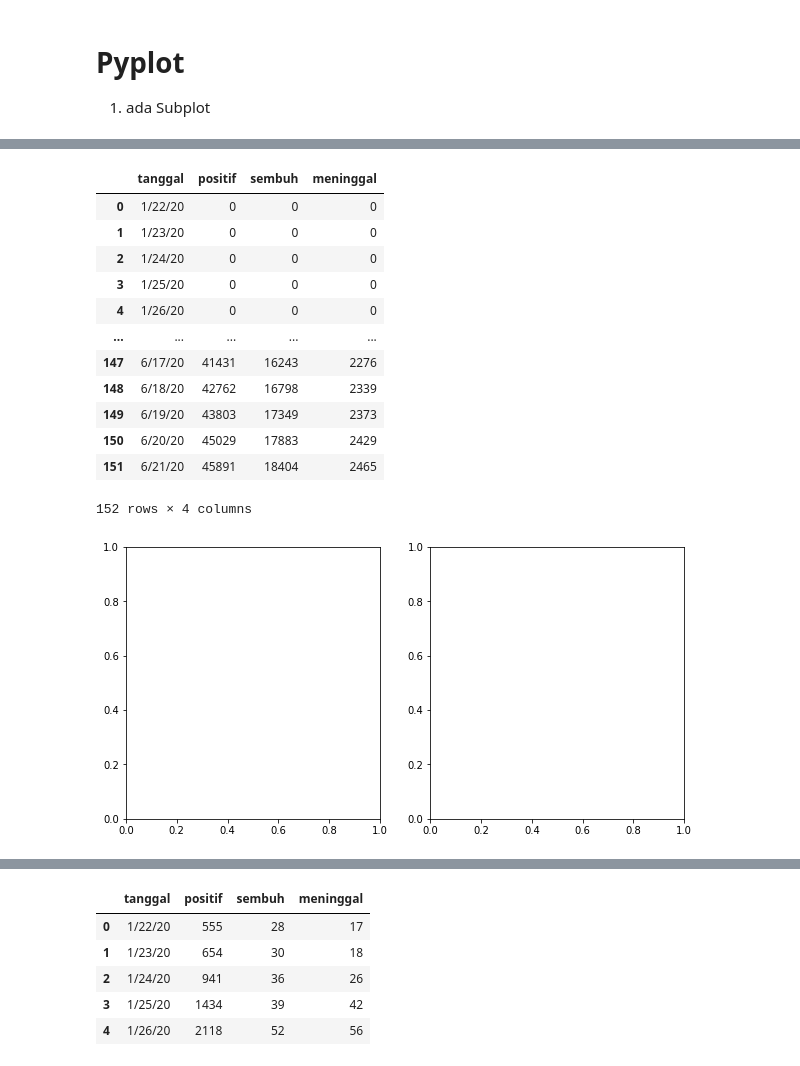
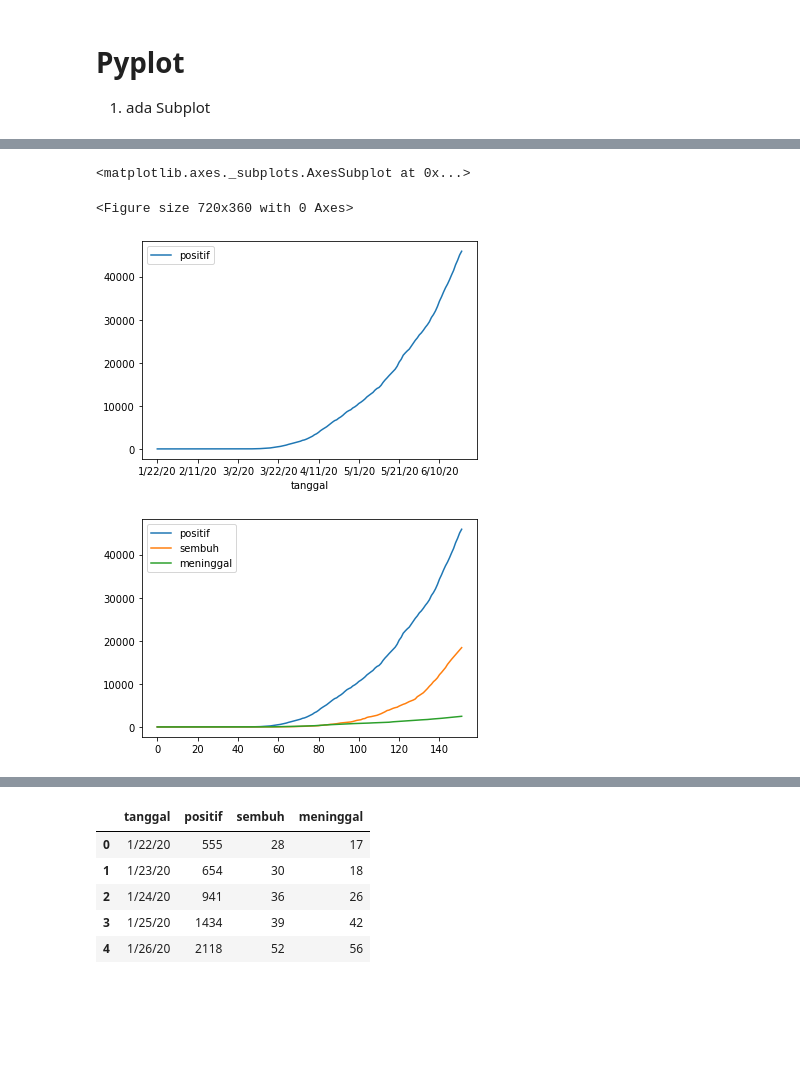
Before and after one commit to ronnyfahrudin/Visualization, a Jupyter notebook: python/visualisasi.ipynb, the cells around one changed output, grey strips where cells are left out. Cells and saved outputs as stored; diff of their text form; code cells hidden in the pictures; blank space fills up the shorter version.

```diff
--- a/python/visualisasi.ipynb
+++ b/python/visualisasi.ipynb
@@ -75,22 +63,16 @@ df_global = pd.read_csv('/content/drive/My Drive/datasets/data_global.csv')
-# %%
-df_id
-# %% [output]
-|  | tanggal | positif | sembuh | meninggal |
-| 0 | 1/22/20 | 0 | 0 | 0 |
-| 1 | 1/23/20 | 0 | 0 | 0 |
-| 2 | 1/24/20 | 0 | 0 | 0 |
-| 3 | 1/25/20 | 0 | 0 | 0 |
-| 4 | 1/26/20 | 0 | 0 | 0 |
-| ... | ... | ... | ... | ... |
-| 147 | 6/17/20 | 41431 | 16243 | 2276 |
-| 148 | 6/18/20 | 42762 | 16798 | 2339 |
-| 149 | 6/19/20 | 43803 | 17349 | 2373 |
-| 150 | 6/20/20 | 45029 | 17883 | 2429 |
-| 151 | 6/21/20 | 45891 | 18404 | 2465 |
-152 rows × 4 columns
+# %%
+df_id = pd.read_csv('D:/Karir/Digitalen Kominfo/DigitalTalent-master ibu isna/2020/data_covid_id.csv')
+df_total = pd.read_csv('D:/Karir/Digitalen Kominfo/DigitalTalent-master ibu isna/2020/data_covid_total.csv')
+df_global = pd.read_csv('D:/Karir/Digitalen Kominfo/DigitalTalent-master ibu isna/2020/data_global.csv')
 # %%
-fig = plt.figure(figsize=(10,5)) # make figure
-ax1 = fig.add_subplot(121)
-ax2 = fig.add_subplot(122)
+fig = plt.figure(figsize=(10,5)) # membuat figure
+#ax1 = fig.add_subplot(121) #1 jumlah baris, 2 kolom, di posisi ke 1 positioningnya
+#ax2 = fig.add_subplot(122) # 1 jumlah baris, 2 kolom, di posisi ke 2 positioningnya
+
+df_id.plot(x = 'tanggal', y = 'positif')
+df_id.plot()
 # %% [output]
+<matplotlib.axes._subplots.AxesSubplot at 0x...>
+<Figure size 720x360 with 0 Axes>
-[figure, old version]
+[figure, new version]
+[figure, added]
```
Also changed, not shown: parts of 17 cells of this notebook.
